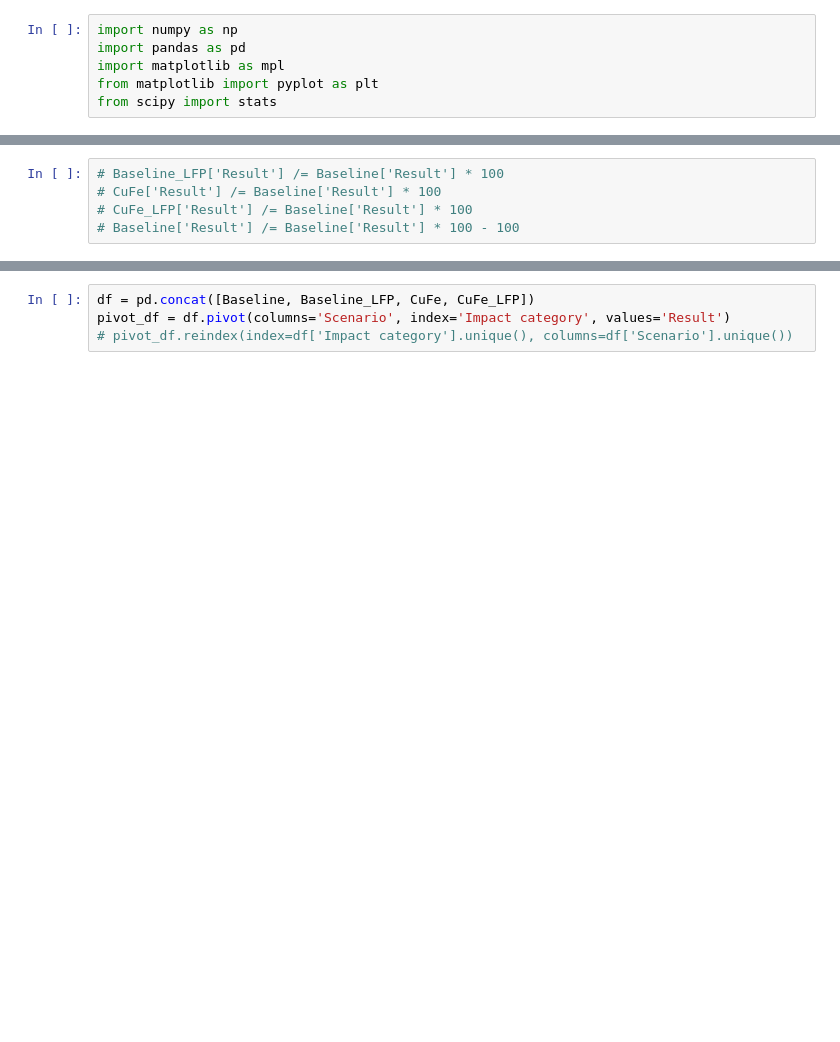
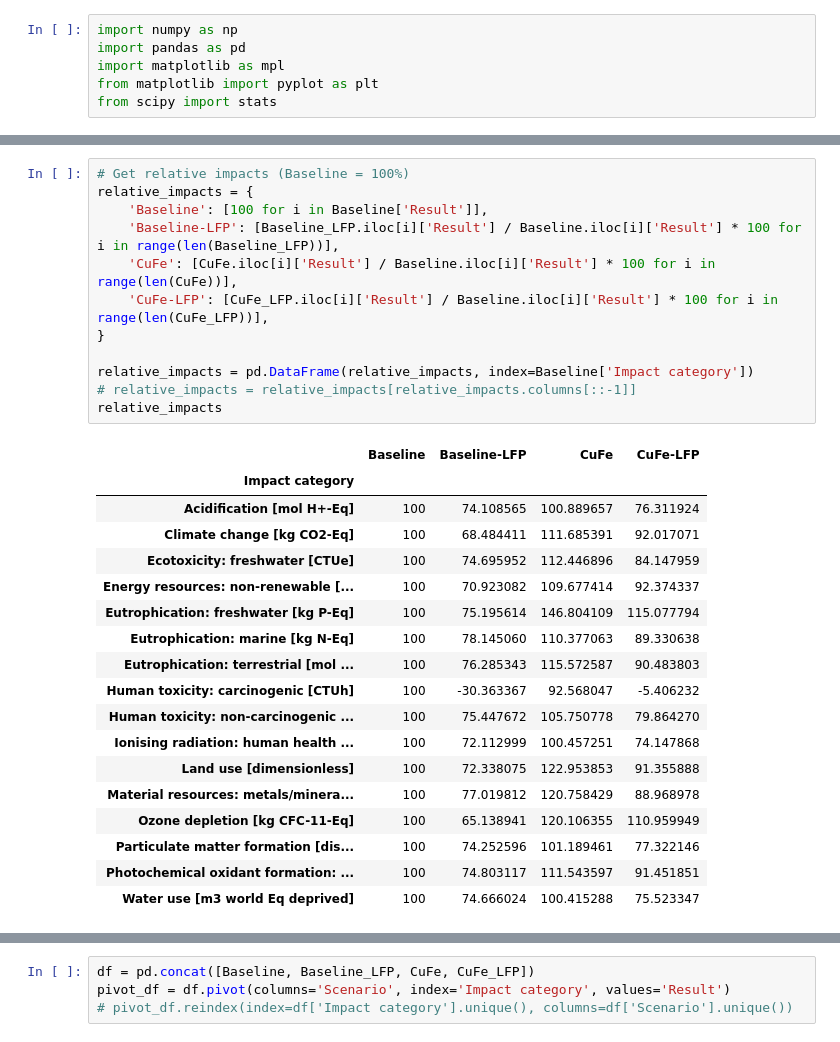
Before and after one commit to laphei/openlca-contributor, a Jupyter notebook: LCIA_graphs.ipynb, the cells around one changed output, grey strips where cells are left out. Cells and saved outputs as stored; diff of their text form; blank space fills up the shorter version.

```diff
--- a/LCIA_graphs.ipynb
+++ b/LCIA_graphs.ipynb
@@ -43,5 +68,31 @@ for scenario in [Baseline, Baseline_LFP, CuFe, CuFe_LFP]:
 # %%
-# Baseline_LFP['Result'] /= Baseline['Result'] * 100
-# CuFe['Result'] /= Baseline['Result'] * 100
-# CuFe_LFP['Result'] /= Baseline['Result'] * 100
-# Baseline['Result'] /= Baseline['Result'] * 100 - 100
+# Get relative impacts (Baseline = 100%)
+relative_impacts = {
+    'Baseline': [100 for i in Baseline['Result']],
+    'Baseline-LFP': [Baseline_LFP.iloc[i]['Result'] / Baseline.iloc[i]['Result'] * 100 for i in range(len(Baseline_LFP))],
+    'CuFe': [CuFe.iloc[i]['Result'] / Baseline.iloc[i]['Result'] * 100 for i in range(len(CuFe))],
+    'CuFe-LFP': [CuFe_LFP.iloc[i]['Result'] / Baseline.iloc[i]['Result'] * 100 for i in range(len(CuFe_LFP))],
+}
+
+relative_impacts = pd.DataFrame(relative_impacts, index=Baseline['Impact category'])
+# relative_impacts = relative_impacts[relative_impacts.columns[::-1]]
+relative_impacts
+# %% [output]
+|  | Baseline | Baseline-LFP | CuFe | CuFe-LFP |
+| Impact category |  |  |  |  |
+| Acidification [mol H+-Eq] | 100 | 74.108565 | 100.889657 | 76.311924 |
+| Climate change [kg CO2-Eq] | 100 | 68.484411 | 111.685391 | 92.017071 |
+| Ecotoxicity: freshwater [CTUe] | 100 | 74.695952 | 112.446896 | 84.147959 |
+| Energy resources: non-renewable [... | 100 | 70.923082 | 109.677414 | 92.374337 |
+| Eutrophication: freshwater [kg P-Eq] | 100 | 75.195614 | 146.804109 | 115.077794 |
+| Eutrophication: marine [kg N-Eq] | 100 | 78.145060 | 110.377063 | 89.330638 |
+| Eutrophication: terrestrial [mol ... | 100 | 76.285343 | 115.572587 | 90.483803 |
+| Human toxicity: carcinogenic [CTUh] | 100 | -30.363367 | 92.568047 | -5.406232 |
+| Human toxicity: non-carcinogenic ... | 100 | 75.447672 | 105.750778 | 79.864270 |
+| Ionising radiation: human health ... | 100 | 72.112999 | 100.457251 | 74.147868 |
+| Land use [dimensionless] | 100 | 72.338075 | 122.953853 | 91.355888 |
+| Material resources: metals/minera... | 100 | 77.019812 | 120.758429 | 88.968978 |
+| Ozone depletion [kg CFC-11-Eq] | 100 | 65.138941 | 120.106355 | 110.959949 |
+| Particulate matter formation [dis... | 100 | 74.252596 | 101.189461 | 77.322146 |
+| Photochemical oxidant formation: ... | 100 | 74.803117 | 111.543597 | 91.451851 |
+| Water use [m3 world Eq deprived] | 100 | 74.666024 | 100.415288 | 75.523347 |
```
Also changed, not shown: parts of 6 cells of this notebook.
